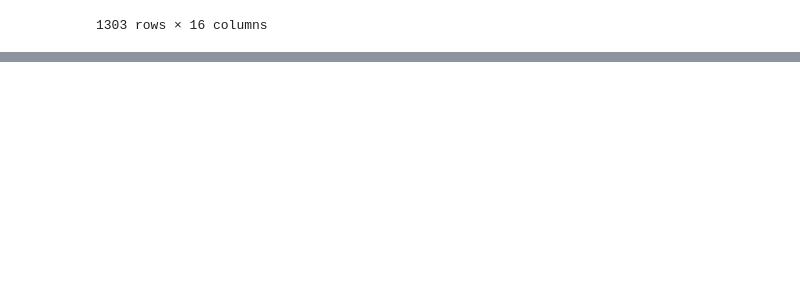
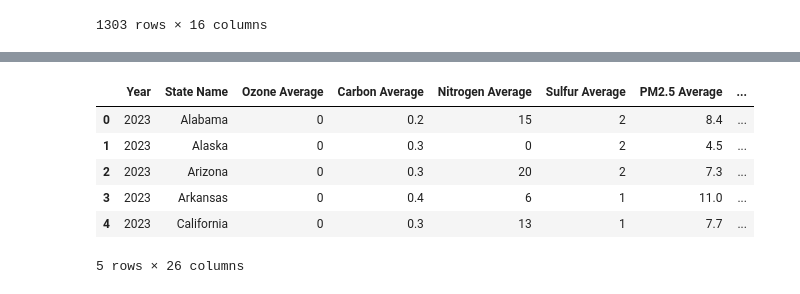
Before and after one commit to Rahib-Khan/Air_Quality_Predictor, a Jupyter notebook: src/external-data-merge.ipynb, the cells around one changed output, grey strips where cells are left out. Cells and saved outputs as stored; diff of their text form; code cells hidden in the pictures; blank space fills up the shorter version.

```diff
--- a/src/external-data-merge.ipynb
+++ b/src/external-data-merge.ipynb
@@ -97,0 +163,10 @@ df
+# %%
+merged_df.head()
+# %% [output]
+|  | Year | State Name | Ozone Average | Carbon Average | Nitrogen Average | Sulfur Average | PM2.5 Average | ... |
+| 0 | 2023 | Alabama | 0 | 0.2 | 15 | 2 | 8.4 | ... |
+| 1 | 2023 | Alaska | 0 | 0.3 | 0 | 2 | 4.5 | ... |
+| 2 | 2023 | Arizona | 0 | 0.3 | 20 | 2 | 7.3 | ... |
+| 3 | 2023 | Arkansas | 0 | 0.4 | 6 | 1 | 11.0 | ... |
+| 4 | 2023 | California | 0 | 0.3 | 13 | 1 | 7.7 | ... |
+5 rows × 26 columns
```
Also changed, not shown: parts of 11 cells of this notebook, 3 other files.
